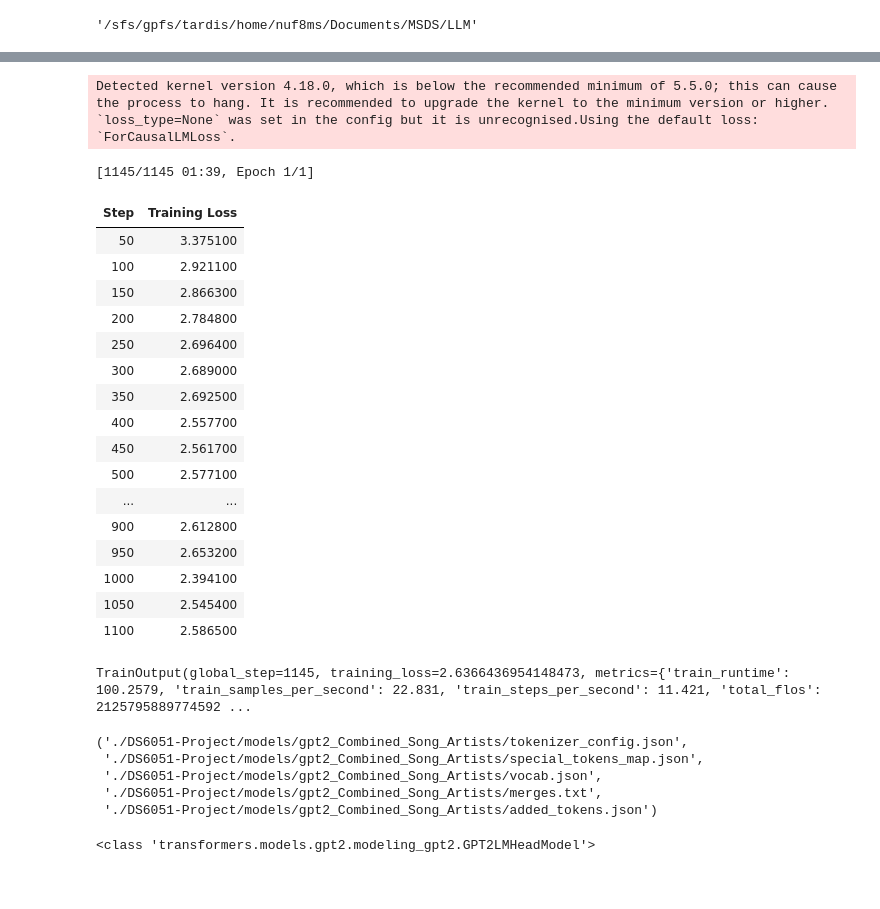
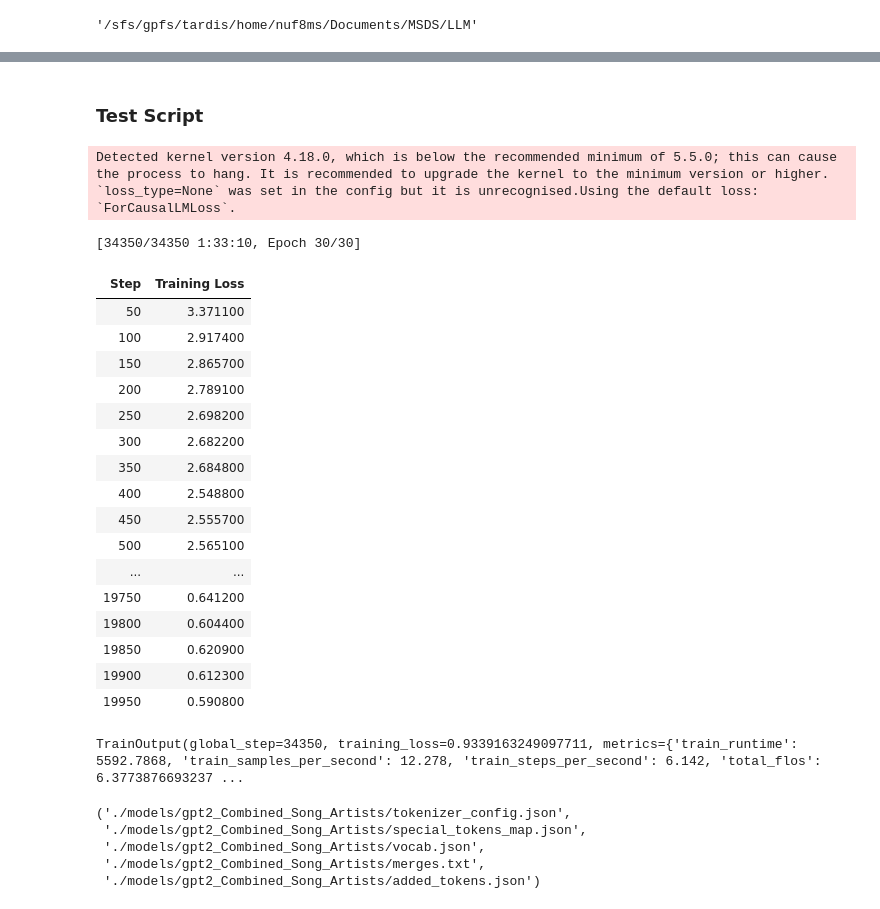
Before and after one commit to trenton-slocum/Playlist-Generator-GPT2Med, a Jupyter notebook: Model_Train.ipynb, the cells around one changed output, grey strips where cells are left out. Drawn from its saved outputs; the diff is of its cells as text; code cells hidden in the pictures.

Commit message:
Train Model

```diff
--- a/Model_Train.ipynb
+++ b/Model_Train.ipynb
@@ -14,7 +19,7 @@ os.getcwd()
 # %% [output]
 '/sfs/gpfs/tardis/home/nuf8ms/Documents/MSDS/LLM'
 # %%
-df2 = pd.read_csv('DS6051-Project/Playlist_data_with_lyrics.csv')
-df3 = pd.read_csv('DS6051-Project/playlist_data.csv')
-df = pd.read_csv('Additional Data/Combined_Songs_Artists.csv')
+#df2 = pd.read_csv('DS6051-Project/Playlist_data_with_lyrics.csv')
+#df3 = pd.read_csv('DS6051-Project/playlist_data.csv')
+df = pd.read_csv('../Additional Data/Combined_Songs_Artists.csv')
 # %%
@@ -91,45 +224,44 @@ tokenized_dataset.set_format(type="torch", columns=["input_ids", "attention_mask
+# %% [markdown]
+### Test Script
 # %%
-from transformers import Trainer, TrainingArguments
-import torch
-
 training_args = TrainingArguments(
-    output_dir="./DS6051-Project/models/gpt2_Combined_Song_Artists_Checkpoints",
+    output_dir="./models/gpt2_Combined_Song_Artists_Checkpoints",
     overwrite_output_dir=True,
     num_train_epochs=30,
     per_device_train_batch_size=2,
     save_steps=500,
     save_total_limit=2,
     logging_dir="./logs",
     logging_steps=50,
     fp16=True if torch.cuda.is_available() else False
 )
 
 trainer = Trainer(
     model=model,
     args=training_args,
     train_dataset=tokenized_dataset
 )
 
 trainer.train()
 # %% [output]
 Detected kernel version 4.18.0, which is below the recommended minimum of 5.5.0; this can cause the process to hang. It is recommended to upgrade the kernel to the minimum version or higher.
 `loss_type=None` was set in the config but it is unrecognised.Using the default loss: `ForCausalLMLoss`.
-[1145/1145 01:39, Epoch 1/1]
+[34350/34350 1:33:10, Epoch 30/30]
 | Step | Training Loss |
-| 50 | 3.375100 |
-| 100 | 2.921100 |
-| 150 | 2.866300 |
-| 200 | 2.784800 |
-| 250 | 2.696400 |
-| 300 | 2.689000 |
-| 350 | 2.692500 |
-| 400 | 2.557700 |
-| 450 | 2.561700 |
-| 500 | 2.577100 |
+| 50 | 3.371100 |
+| 100 | 2.917400 |
+| 150 | 2.865700 |
+| 200 | 2.789100 |
+| 250 | 2.698200 |
+| 300 | 2.682200 |
+| 350 | 2.684800 |
+| 400 | 2.548800 |
+| 450 | 2.555700 |
+| 500 | 2.565100 |
 | ... | ... |
-| 900 | 2.612800 |
-| 950 | 2.653200 |
-| 1000 | 2.394100 |
-| 1050 | 2.545400 |
-| 1100 | 2.586500 |
+| 19750 | 0.641200 |
+| 19800 | 0.604400 |
+| 19850 | 0.620900 |
+| 19900 | 0.612300 |
+| 19950 | 0.590800 |
-TrainOutput(global_step=1145, training_loss=2.6366436954148473, metrics={'train_runtime': 100.2579, 'train_samples_per_second': 22.831, 'train_steps_per_second': 11.421, 'total_flos': 2125795889774592 ...
+TrainOutput(global_step=34350, training_loss=0.9339163249097711, metrics={'train_runtime': 5592.7868, 'train_samples_per_second': 12.278, 'train_steps_per_second': 6.142, 'total_flos': 6.3773876693237 ...
@@ -138,15 +268,12 @@ model.save_pretrained("./DS6051-Project/models/gpt2_Combined_Song_Artists")
 # %%
-tokenizer.save_pretrained("./DS6051-Project/models/gpt2_Combined_Song_Artists")
+model.save_pretrained("./models/gpt2_Combined_Song_Artists")
+tokenizer.save_pretrained("./models/gpt2_Combined_Song_Artists")
 # %% [output]
-('./DS6051-Project/models/gpt2_Combined_Song_Artists/tokenizer_config.json',
- './DS6051-Project/models/gpt2_Combined_Song_Artists/special_tokens_map.json',
- './DS6051-Project/models/gpt2_Combined_Song_Artists/vocab.json',
- './DS6051-Project/models/gpt2_Combined_Song_Artists/merges.txt',
- './DS6051-Project/models/gpt2_Combined_Song_Artists/added_tokens.json')
+('./models/gpt2_Combined_Song_Artists/tokenizer_config.json',
+ './models/gpt2_Combined_Song_Artists/special_tokens_map.json',
+ './models/gpt2_Combined_Song_Artists/vocab.json',
+ './models/gpt2_Combined_Song_Artists/merges.txt',
+ './models/gpt2_Combined_Song_Artists/added_tokens.json')
-# %%
-print(type(model))
-# %% [output]
-<class 'transformers.models.gpt2.modeling_gpt2.GPT2LMHeadModel'>
 # %%
 def generate_playlist(prompt, max_length=200):
     input_text = f"### Prompt: {prompt}\n### Playlist:\n"
```
Also changed, not shown: parts of 13 cells of this notebook.
